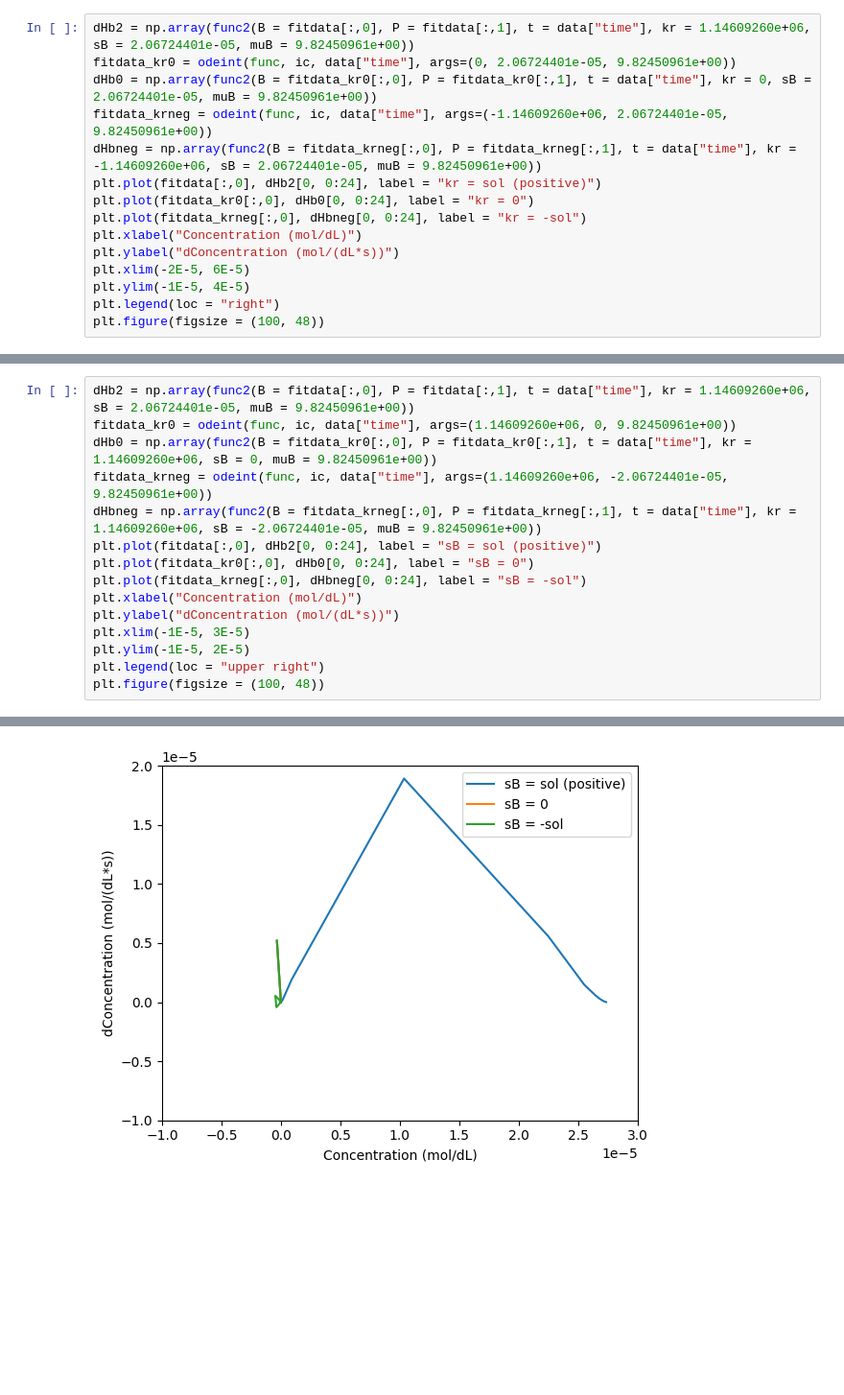
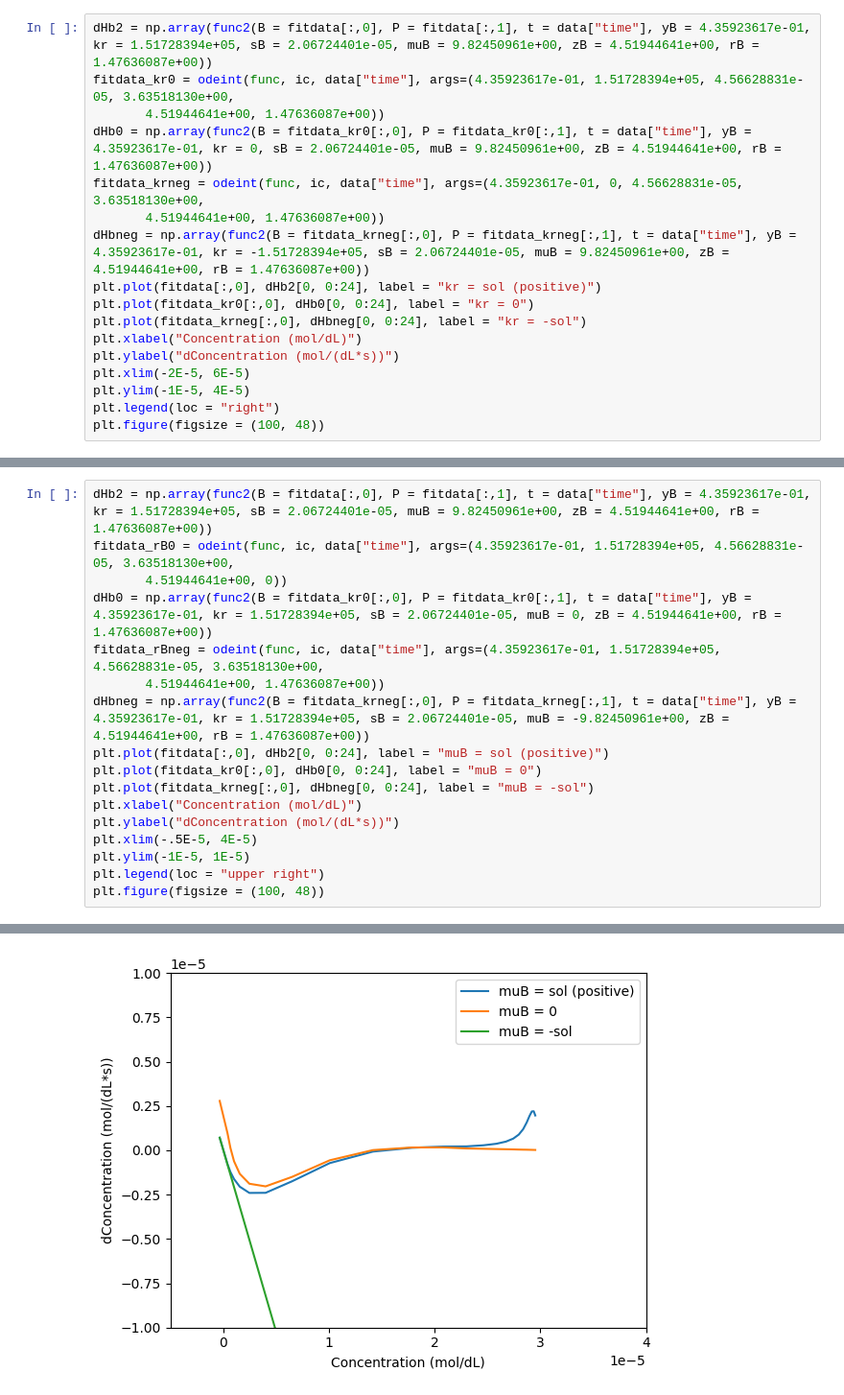
Before and after one commit to mdsnbutler/ChE2410-Project-2, a Jupyter notebook: 4_bifurcation analysis.ipynb, the cells around one changed output, grey strips where cells are left out. Shown at 96% size. Drawn from its saved outputs; the diff is of its cells as text; blank space fills up the shorter version.

```diff
--- a/4_bifurcation analysis.ipynb
+++ b/4_bifurcation analysis.ipynb
@@ -48,10 +49,12 @@ plt.figure(figsize = (100, 48))
 <Figure size 10000x4800 with 0 Axes>
 # %%
-dHb2 = np.array(func2(B = fitdata[:,0], P = fitdata[:,1], t = data["time"], kr = 1.14609260e+06, sB = 2.06724401e-05, muB = 9.82450961e+00))
-fitdata_kr0 = odeint(func, ic, data["time"], args=(0, 2.06724401e-05, 9.82450961e+00))
-dHb0 = np.array(func2(B = fitdata_kr0[:,0], P = fitdata_kr0[:,1], t = data["time"], kr = 0, sB = 2.06724401e-05, muB = 9.82450961e+00))
-fitdata_krneg = odeint(func, ic, data["time"], args=(-1.14609260e+06, 2.06724401e-05, 9.82450961e+00))
-dHbneg = np.array(func2(B = fitdata_krneg[:,0], P = fitdata_krneg[:,1], t = data["time"], kr = -1.14609260e+06, sB = 2.06724401e-05, muB = 9.82450961e+00))
+dHb2 = np.array(func2(B = fitdata[:,0], P = fitdata[:,1], t = data["time"], yB = 4.35923617e-01, kr = 1.51728394e+05, sB = 2.06724401e-05, muB = 9.82450961e+00, zB = 4.51944641e+00, rB = 1.47636087e+00))
+fitdata_kr0 = odeint(func, ic, data["time"], args=(4.35923617e-01, 1.51728394e+05, 4.56628831e-05, 3.63518130e+00,
+       4.51944641e+00, 1.47636087e+00))
+dHb0 = np.array(func2(B = fitdata_kr0[:,0], P = fitdata_kr0[:,1], t = data["time"], yB = 4.35923617e-01, kr = 0, sB = 2.06724401e-05, muB = 9.82450961e+00, zB = 4.51944641e+00, rB = 1.47636087e+00))
+fitdata_krneg = odeint(func, ic, data["time"], args=(4.35923617e-01, 0, 4.56628831e-05, 3.63518130e+00,
+       4.51944641e+00, 1.47636087e+00))
+dHbneg = np.array(func2(B = fitdata_krneg[:,0], P = fitdata_krneg[:,1], t = data["time"], yB = 4.35923617e-01, kr = -1.51728394e+05, sB = 2.06724401e-05, muB = 9.82450961e+00, zB = 4.51944641e+00, rB = 1.47636087e+00))
 plt.plot(fitdata[:,0], dHb2[0, 0:24], label = "kr = sol (positive)")
 plt.plot(fitdata_kr0[:,0], dHb0[0, 0:24], label = "kr = 0")
 plt.plot(fitdata_krneg[:,0], dHbneg[0, 0:24], label = "kr = -sol")
@@ -68,19 +92,21 @@ plt.figure(figsize = (100, 48))
 # %%
-dHb2 = np.array(func2(B = fitdata[:,0], P = fitdata[:,1], t = data["time"], kr = 1.14609260e+06, sB = 2.06724401e-05, muB = 9.82450961e+00))
-fitdata_kr0 = odeint(func, ic, data["time"], args=(1.14609260e+06, 0, 9.82450961e+00))
-dHb0 = np.array(func2(B = fitdata_kr0[:,0], P = fitdata_kr0[:,1], t = data["time"], kr = 1.14609260e+06, sB = 0, muB = 9.82450961e+00))
-fitdata_krneg = odeint(func, ic, data["time"], args=(1.14609260e+06, -2.06724401e-05, 9.82450961e+00))
-dHbneg = np.array(func2(B = fitdata_krneg[:,0], P = fitdata_krneg[:,1], t = data["time"], kr = 1.14609260e+06, sB = -2.06724401e-05, muB = 9.82450961e+00))
-plt.plot(fitdata[:,0], dHb2[0, 0:24], label = "sB = sol (positive)")
-plt.plot(fitdata_kr0[:,0], dHb0[0, 0:24], label = "sB = 0")
-plt.plot(fitdata_krneg[:,0], dHbneg[0, 0:24], label = "sB = -sol")
+dHb2 = np.array(func2(B = fitdata[:,0], P = fitdata[:,1], t = data["time"], yB = 4.35923617e-01, kr = 1.51728394e+05, sB = 2.06724401e-05, muB = 9.82450961e+00, zB = 4.51944641e+00, rB = 1.47636087e+00))
+fitdata_rB0 = odeint(func, ic, data["time"], args=(4.35923617e-01, 1.51728394e+05, 4.56628831e-05, 3.63518130e+00,
+       4.51944641e+00, 0))
+dHb0 = np.array(func2(B = fitdata_kr0[:,0], P = fitdata_kr0[:,1], t = data["time"], yB = 4.35923617e-01, kr = 1.51728394e+05, sB = 2.06724401e-05, muB = 0, zB = 4.51944641e+00, rB = 1.47636087e+00))
+fitdata_rBneg = odeint(func, ic, data["time"], args=(4.35923617e-01, 1.51728394e+05, 4.56628831e-05, 3.63518130e+00,
+       4.51944641e+00, 1.47636087e+00))
+dHbneg = np.array(func2(B = fitdata_krneg[:,0], P = fitdata_krneg[:,1], t = data["time"], yB = 4.35923617e-01, kr = 1.51728394e+05, sB = 2.06724401e-05, muB = -9.82450961e+00, zB = 4.51944641e+00, rB = 1.47636087e+00))
+plt.plot(fitdata[:,0], dHb2[0, 0:24], label = "muB = sol (positive)")
+plt.plot(fitdata_kr0[:,0], dHb0[0, 0:24], label = "muB = 0")
+plt.plot(fitdata_krneg[:,0], dHbneg[0, 0:24], label = "muB = -sol")
 plt.xlabel("Concentration (mol/dL)")
 plt.ylabel("dConcentration (mol/(dL*s))")
-plt.xlim(-1E-5, 3E-5)
-plt.ylim(-1E-5, 2E-5)
+plt.xlim(-.5E-5, 4E-5)
+plt.ylim(-1E-5, 1E-5)
 plt.legend(loc = "upper right")
 plt.figure(figsize = (100, 48))
 # %% [output]
 <Figure size 10000x4800 with 0 Axes>
-[figure, old version]
+[figure, new version]
 <Figure size 10000x4800 with 0 Axes>
```
Also changed, not shown: parts of 4 cells of this notebook, 10 other files.
